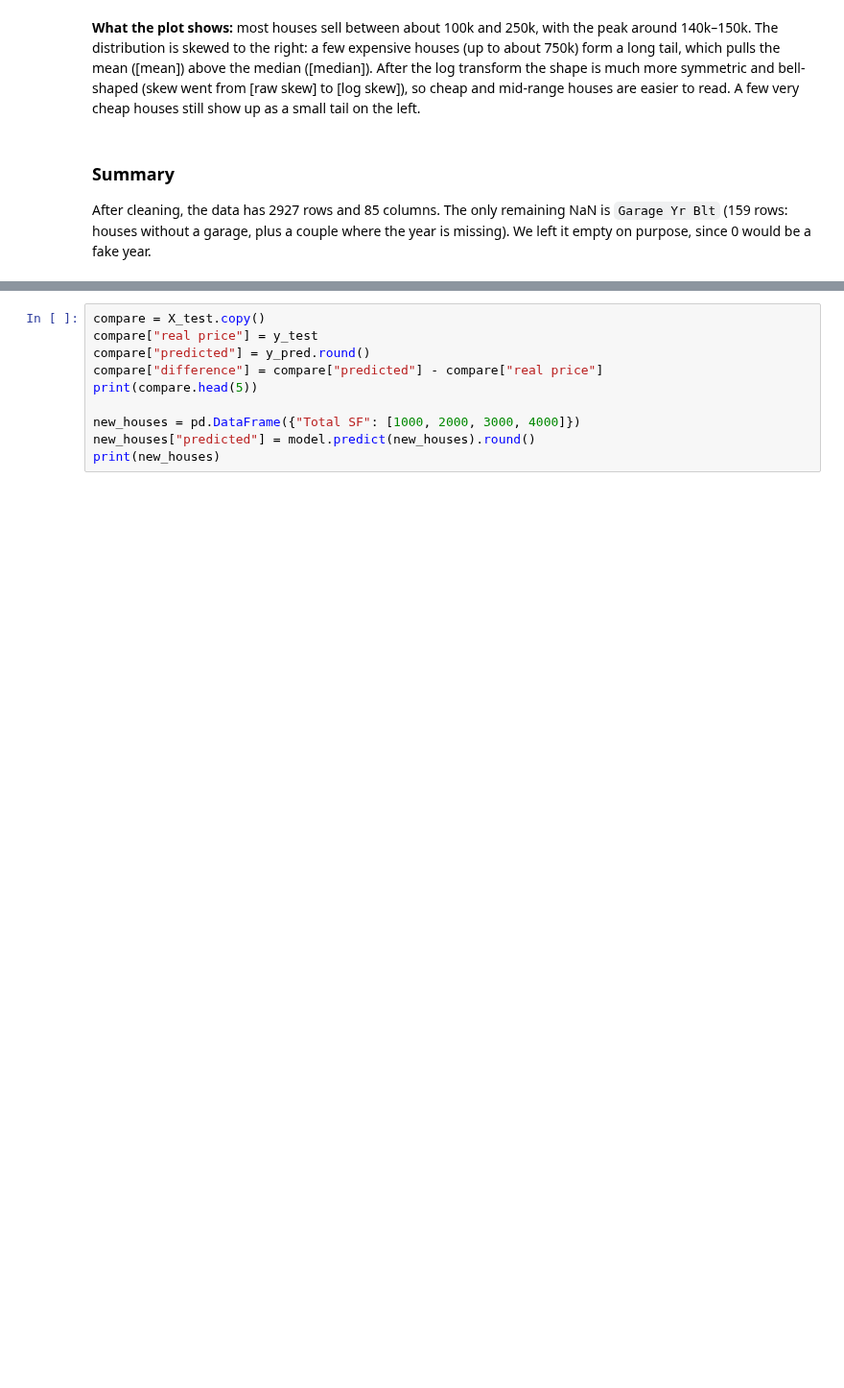
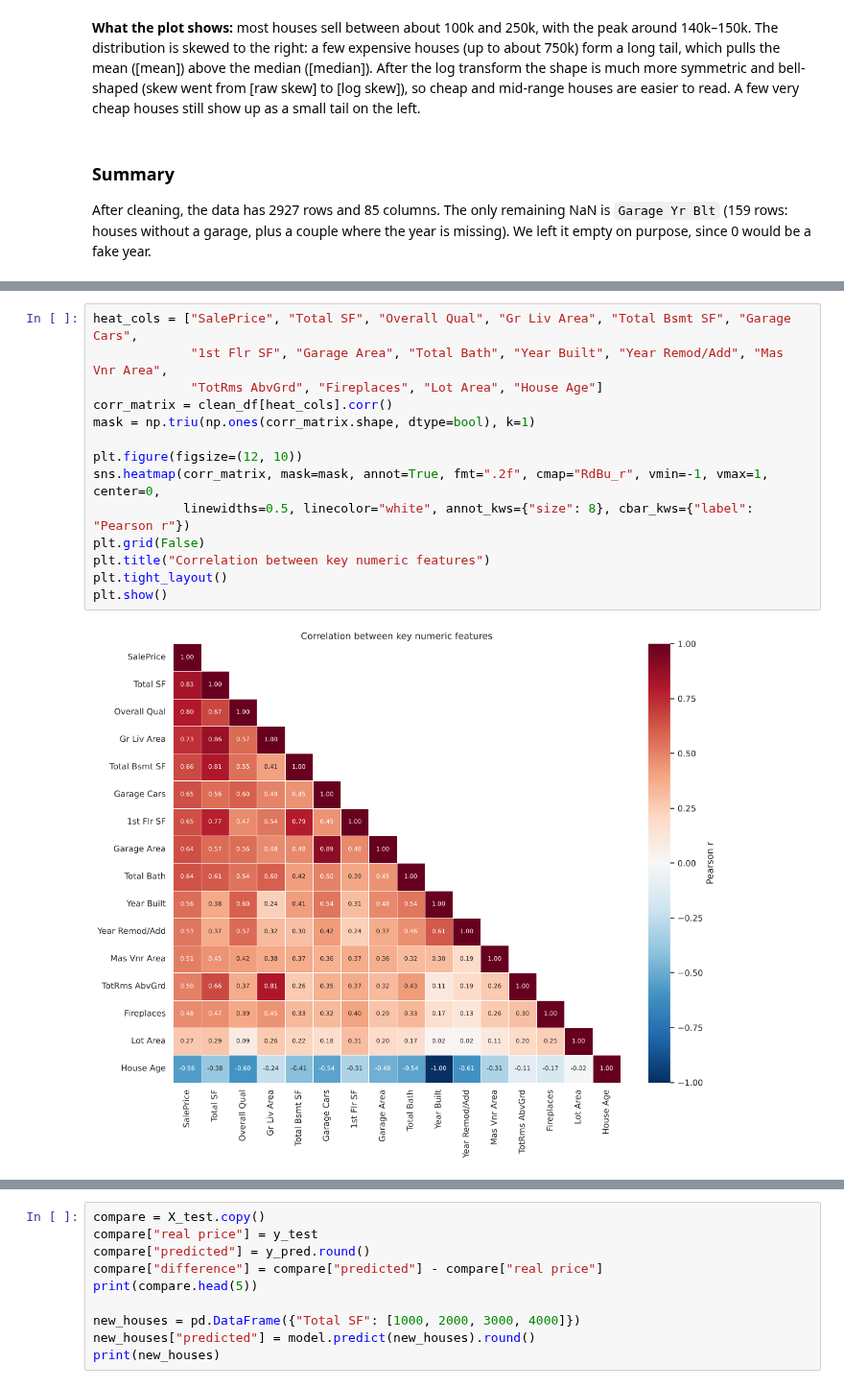
Before and after one commit to Maroscsak-Daniel/Labor-ML-, a Jupyter notebook: analysis.ipynb, the cells around one changed output, grey strips where cells are left out. Shown at 96% size. Cells and saved outputs as stored; diff of their text form; blank space fills up the shorter version.

Commit message:
added the 5 new plots and a bonus pair

```diff
--- a/analysis.ipynb
+++ b/analysis.ipynb
@@ -464,0 +511,16 @@ Name: SalePrice, dtype: float64
+# %%
+heat_cols = ["SalePrice", "Total SF", "Overall Qual", "Gr Liv Area", "Total Bsmt SF", "Garage Cars",
+             "1st Flr SF", "Garage Area", "Total Bath", "Year Built", "Year Remod/Add", "Mas Vnr Area",
+             "TotRms AbvGrd", "Fireplaces", "Lot Area", "House Age"]
+corr_matrix = clean_df[heat_cols].corr()
+mask = np.triu(np.ones(corr_matrix.shape, dtype=bool), k=1)
+
+plt.figure(figsize=(12, 10))
+sns.heatmap(corr_matrix, mask=mask, annot=True, fmt=".2f", cmap="RdBu_r", vmin=-1, vmax=1, center=0,
+            linewidths=0.5, linecolor="white", annot_kws={"size": 8}, cbar_kws={"label": "Pearson r"})
+plt.grid(False)
+plt.title("Correlation between key numeric features")
+plt.tight_layout()
+plt.show()
+# %% [output]
+[figure, added]
```
Also changed, not shown: parts of 50 cells of this notebook.
